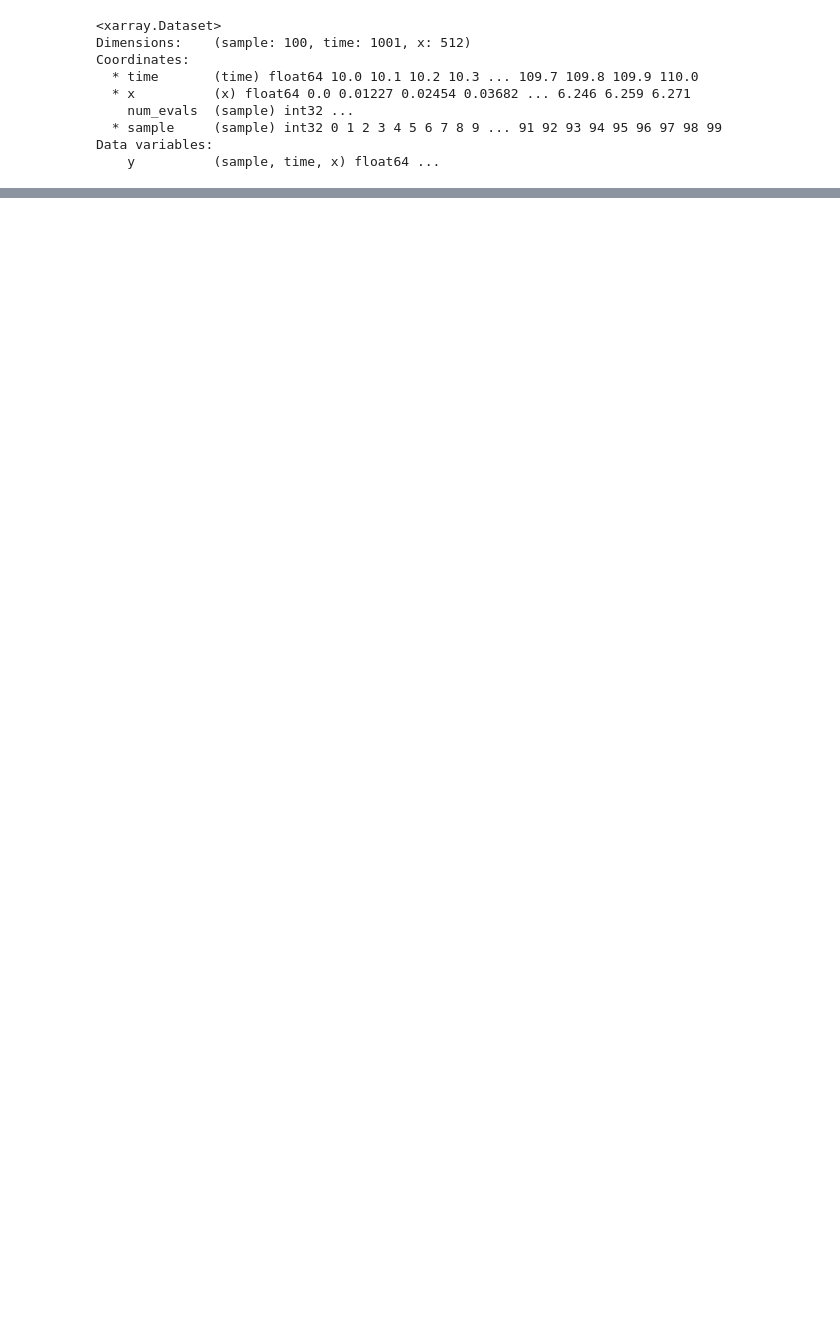
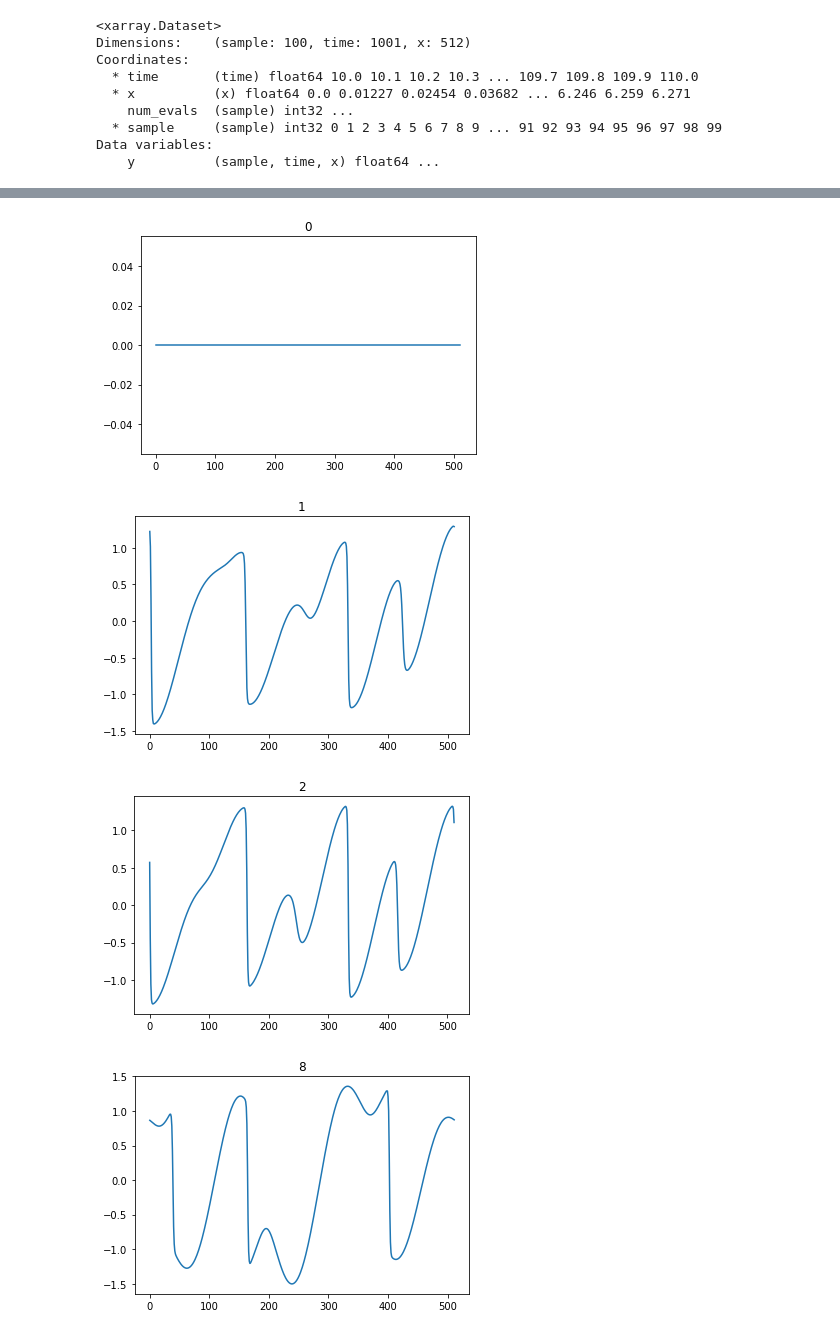
Before and after one commit to mengcz13/data-driven-discretization-1d, a Jupyter notebook: notebooks/check_data.ipynb, the cells around one changed output, grey strips where cells are left out. Drawn from its saved outputs; the diff is of its cells as text; code cells hidden in the pictures; blank space fills up the shorter version.

```diff
--- a/notebooks/check_data.ipynb
+++ b/notebooks/check_data.ipynb
@@ -26,0 +48,10 @@ with utils.read_h5py('../data/burgers.h5') as f:
+# %%
+for k in [0, 1, 2, 8, 9, 10]:
+    plt.figure()
+    plt.plot(snapshots[k, :])
+    plt.title(k)
+# %% [output]
+[figure, added]
+[figure, added]
+[figure, added]
+[figure, added]
```
Also changed, not shown: parts of 14 cells of this notebook, 5 other files.
